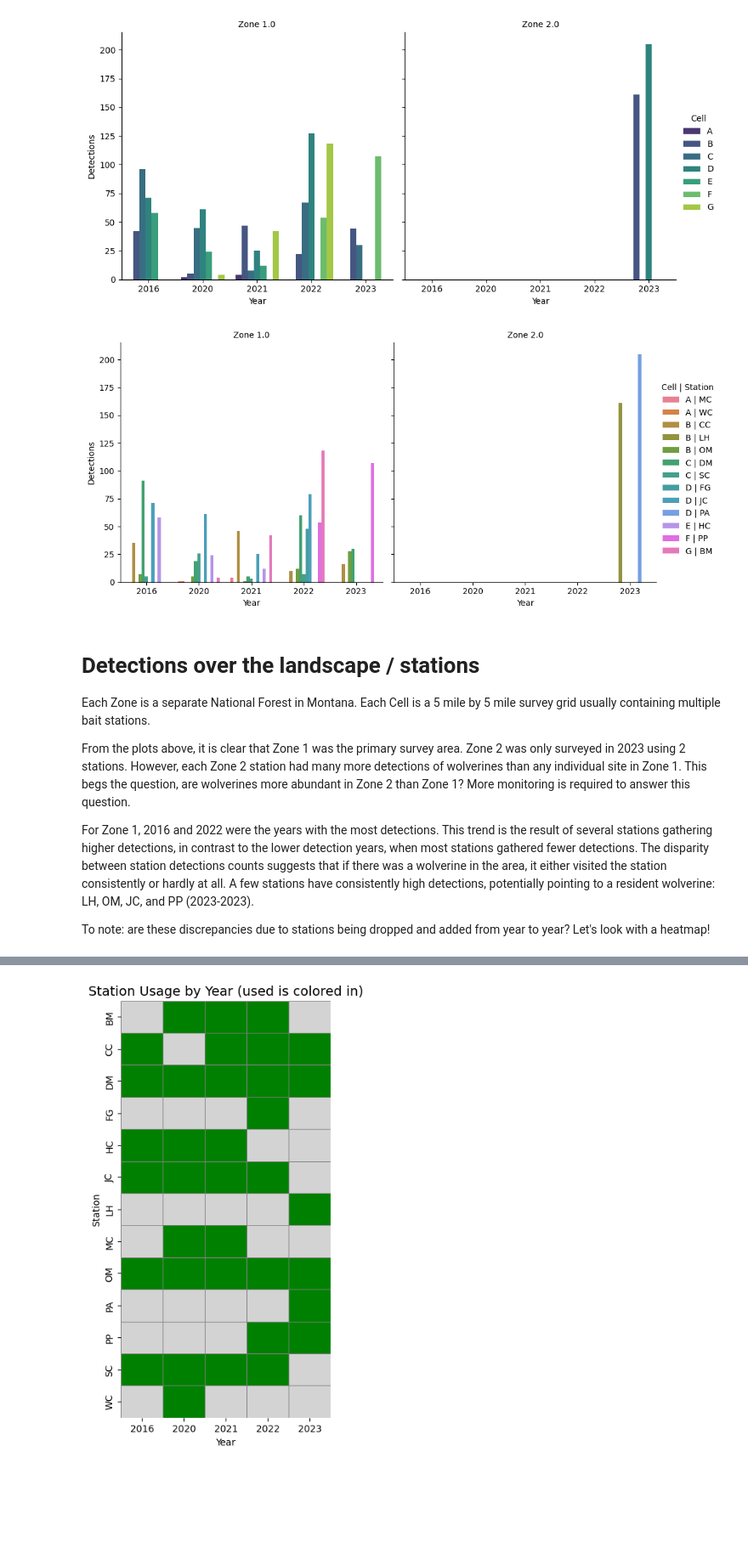
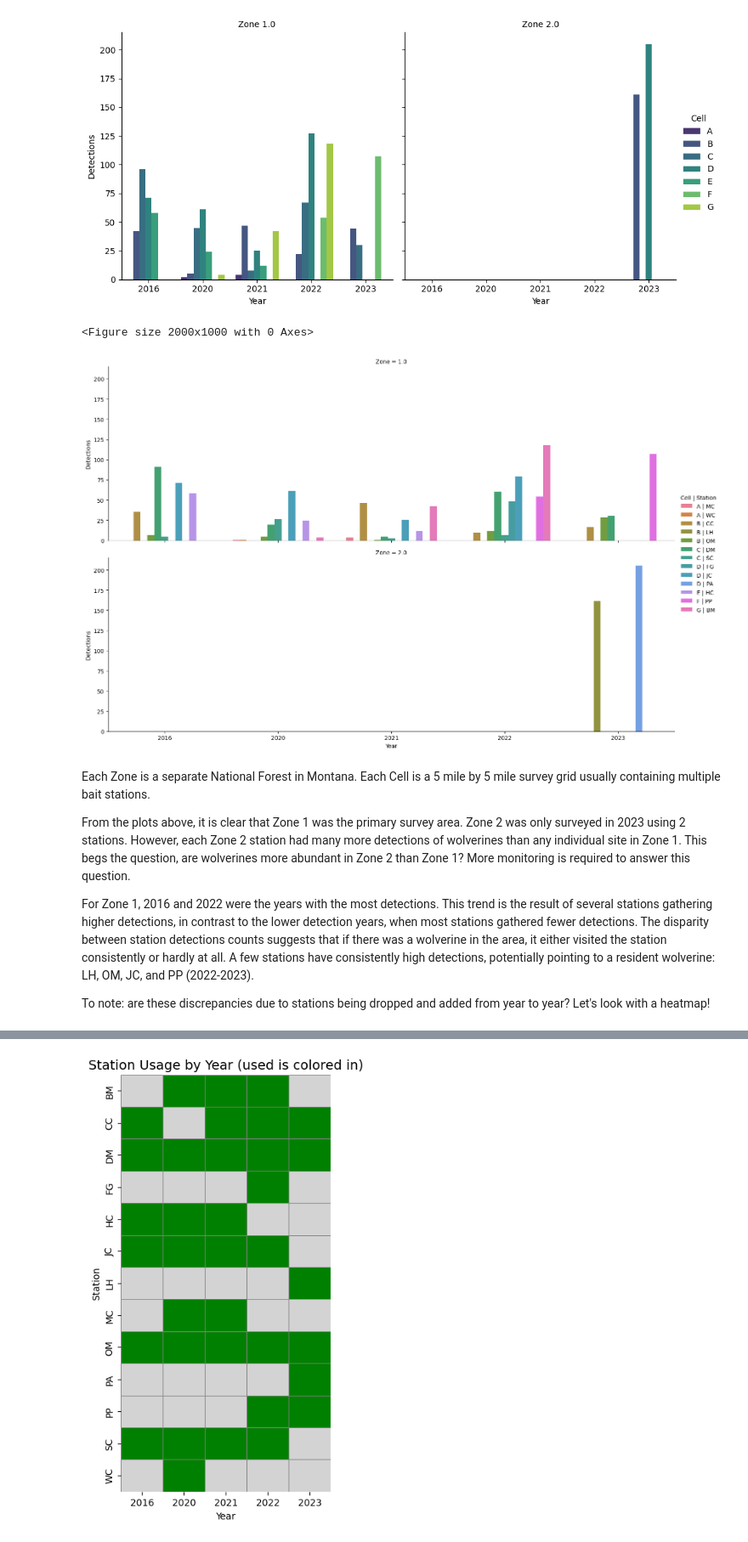
Before and after one commit to bw123111/MLcourse2025, a Jupyter notebook: assignments/Assignment_1.ipynb, the cells around one changed output, grey strips where cells are left out. Shown: that part at 85% size. Cells and saved outputs as stored; diff of their text form; code cells hidden in the pictures; blank space fills up the shorter version.

```diff
--- a/assignments/Assignment_1.ipynb
+++ b/assignments/Assignment_1.ipynb
@@ -781,36 +791,39 @@ plt.show()
 # %%
 # Create nested label as new column: "Cell | Station"
 dtx_by_loc_yr["Cell_Station"] = dtx_by_loc_yr["Cell"] + " | " + dtx_by_loc_yr["Station"]
 
 # Order of hues in legend: sort by Cell first, then Station within Cell
 nested_order = (
     dtx_by_loc_yr.groupby(["Cell", "Station"])
     .size()
     .reset_index()[["Cell", "Station"]]
     .sort_values(["Cell", "Station"])
 )
 nested_order = (nested_order["Cell"] + " | " + nested_order["Station"]).tolist()
 
 # Plot details
+plt.figure(figsize=(20,10))
 ax2 = sns.catplot(
     data=dtx_by_loc_yr, kind="bar",
     x="Year", y="Detections", hue="Cell_Station",
     col="Zone", dodge=True,
-    hue_order=nested_order
+    hue_order=nested_order,
+    col_wrap=1,     # have 1 plot per column
+    aspect=(3)      # width to height ratio
 )
 
-ax2.set_titles("Zone {col_name}")
 ax2.set_axis_labels("Year", "Detections")
 ax2._legend.set_title("Cell | Station")
 plt.show()
 # %% [output]
+<Figure size 2000x1000 with 0 Axes>
-[figure, old version]
+[figure, new version]
 # %% [markdown]
-# Detections over the landscape / stations
+
 Each Zone is a separate National Forest in Montana. Each Cell is a 5 mile by 5 mile survey grid usually containing multiple bait stations.
 
 From the plots above, it is clear that Zone 1 was the primary survey area. Zone 2 was only surveyed in 2023 using 2 stations. However, each Zone 2 station had many more detections of wolverines than any individual site in Zone 1. This begs the question, are wolverines more abundant in Zone 2 than Zone 1? More monitoring is required to answer this question.
 
-For Zone 1, 2016 and 2022 were the years with the most detections. This trend is the result of several stations gathering higher detections, in contrast to the lower detection years, when most stations gathered fewer detections. The disparity between station detections counts suggests that if there was a wolverine in the area, it either visited the station consistently or hardly at all. A few stations have consistently high detections, potentially pointing to a resident wolverine: LH, OM, JC, and PP (2023-2023).
+For Zone 1, 2016 and 2022 were the years with the most detections. This trend is the result of several stations gathering higher detections, in contrast to the lower detection years, when most stations gathered fewer detections. The disparity between station detections counts suggests that if there was a wolverine in the area, it either visited the station consistently or hardly at all. A few stations have consistently high detections, potentially pointing to a resident wolverine: LH, OM, JC, and PP (2022-2023).
 
 To note: are these discrepancies due to stations being dropped and added from year to year? Let's look with a heatmap!
```
Also changed, not shown: parts of 17 cells of this notebook.
